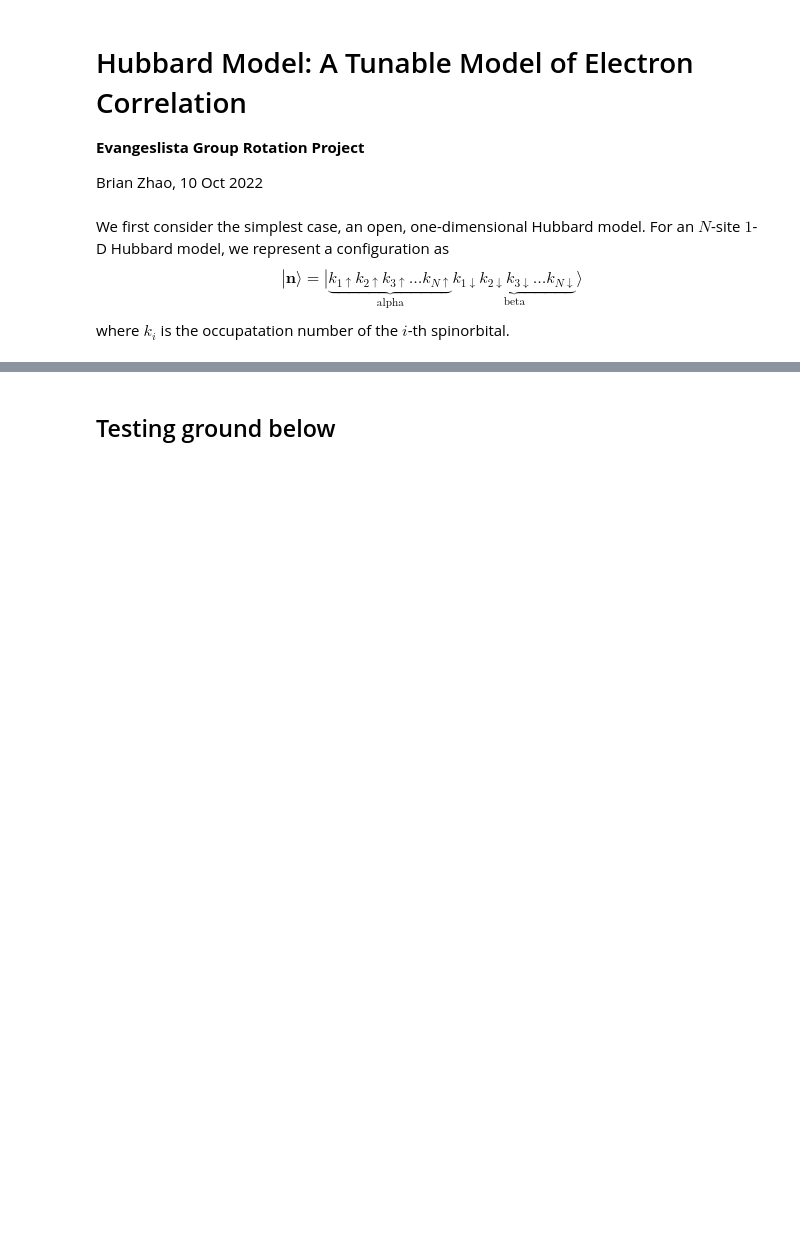
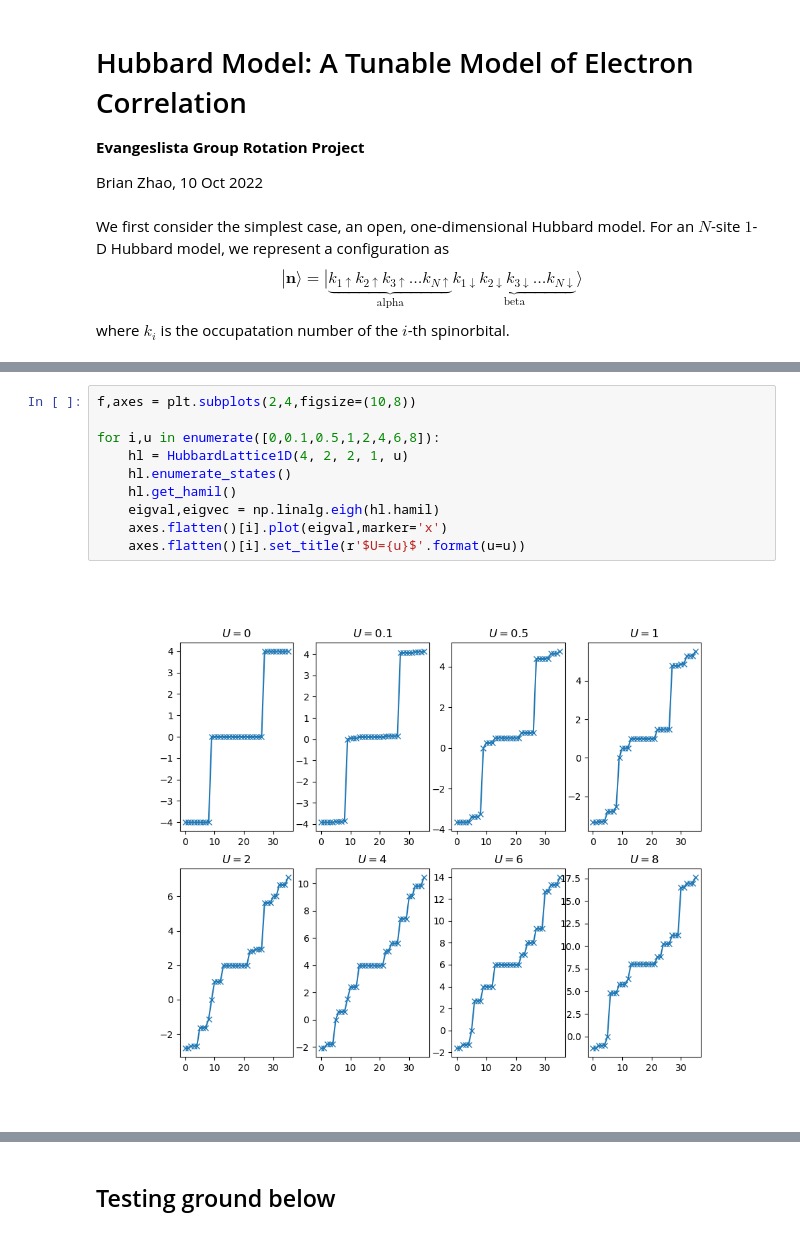
Before and after one commit to brianz98/hubbard-model, a Jupyter notebook: hubbard.ipynb, the cells around one changed output, grey strips where cells are left out. Saved outputs shown, nothing was run; the diff lists cells and outputs as text; blank space fills up the shorter version.

```diff
--- a/hubbard.ipynb
+++ b/hubbard.ipynb
@@ -237,0 +275,12 @@ def annop(bit_string, spinorb):
+# %%
+f,axes = plt.subplots(2,4,figsize=(10,8))
+
+for i,u in enumerate([0,0.1,0.5,1,2,4,6,8]):
+    hl = HubbardLattice1D(4, 2, 2, 1, u)
+    hl.enumerate_states()
+    hl.get_hamil()
+    eigval,eigvec = np.linalg.eigh(hl.hamil)
+    axes.flatten()[i].plot(eigval,marker='x')
+    axes.flatten()[i].set_title(r'$U={u}$'.format(u=u))
+# %% [output]
+[figure, added]
```
Also changed, not shown: parts of 5 cells of this notebook.
